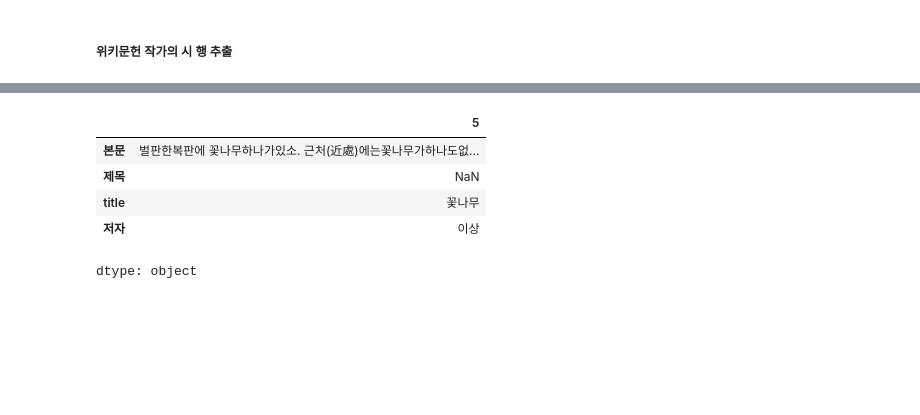
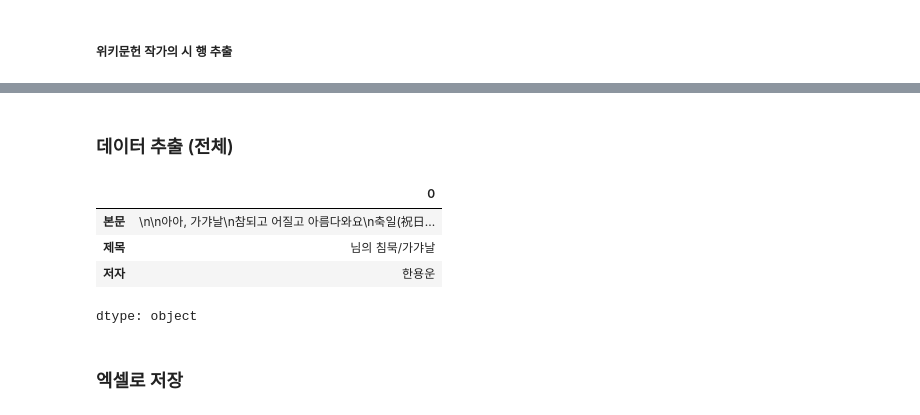
Before and after one commit to poet-developer/getPoemData_with_wikisource, a Jupyter notebook: 위키문헌_한개추출.ipynb, the cells around one changed output, grey strips where cells are left out. Saved outputs shown, nothing was run; the diff lists cells and outputs as text; code cells hidden in the pictures; blank space fills up the shorter version.

```diff
--- a/위키문헌_한개추출.ipynb
+++ b/위키문헌_한개추출.ipynb
@@ -158 +155,21 @@ def getOnlyOneresult_with_title(df, results_df, process_function, title_to_searc
+# %%
+def getOnlyOneFullTextresult_with_title(df, results_df, process_function, title_to_search, author, index):
+    # 제목에 해당하는 텍스트 검색
+    title_to_search.replace("_", " ")
+    filtered_text = df[df['title'].str.contains(title_to_search, na=False)]
+    if filtered_text.empty:
+        raise ValueError(f"'{title_to_search}'에 해당하는 데이터가 없습니다.")
+
+    # # 'doc' 값 추출
+    full_text_value = filtered_text.iloc[index]['doc']
+
+    # # 텍스트 처리
+    processed_result = process_function(full_text_value)
+
+    # # 처리 결과를 기존 DataFrame에 추가
+    updated_results = pd.concat([results_df, pd.DataFrame(processed_result)], ignore_index=True)
+    # 새로운 열 추가 (고정된 값)
+    updated_results['저자'] = author
+
+    return updated_results
 # %%
@@ -165 +212,15 @@ check
+# %% [markdown]
+### 데이터 추출 (전체)
+# %%
+# 작품 한개씩 행 추출 (데이터에 포함된 작품이름과, 작가 이름을 검색.)
+text = getOnlyOneFullTextresult_with_title(df, text, process_getFullPoemLines, title, author, index) #검색어, 작가 이름 입력
+text.iloc[0] # 마지막줄 확인
+# %% [output]
+|  | 0 |
+| 본문 | \n\n아아, 가갸날\n참되고 어질고 아름다와요\n축일(祝日... |
+| 제목 | 님의 침묵/가갸날 |
+| 저자 | 한용운 |
+dtype: object
+# %% [markdown]
+### 엑셀로 저장
 # %%
@@ -171,11 +228,0 @@ text1 = pd.DataFrame(columns=['본문', '제목'])
-# %%
-# 작품 한개씩 행 추출 (데이터에 포함된 작품이름과, 작가 이름을 검색.)
-text1 = getOnlyOneresult_with_title(df, text, process_getPoemLines, '꽃나무', '이상') #검색어, 작가 이름 입력
-text1.iloc[-1] # 마지막줄 확인
-# %% [output]
-|  | 5 |
-| 본문 | 벌판한복판에 꽃나무하나가있소. 근처(近處)에는꽃나무가하나도없... |
-| 제목 | NaN |
-| title | 꽃나무 |
-| 저자 | 이상 |
-dtype: object
```
Also changed, not shown: parts of 17 cells of this notebook.
